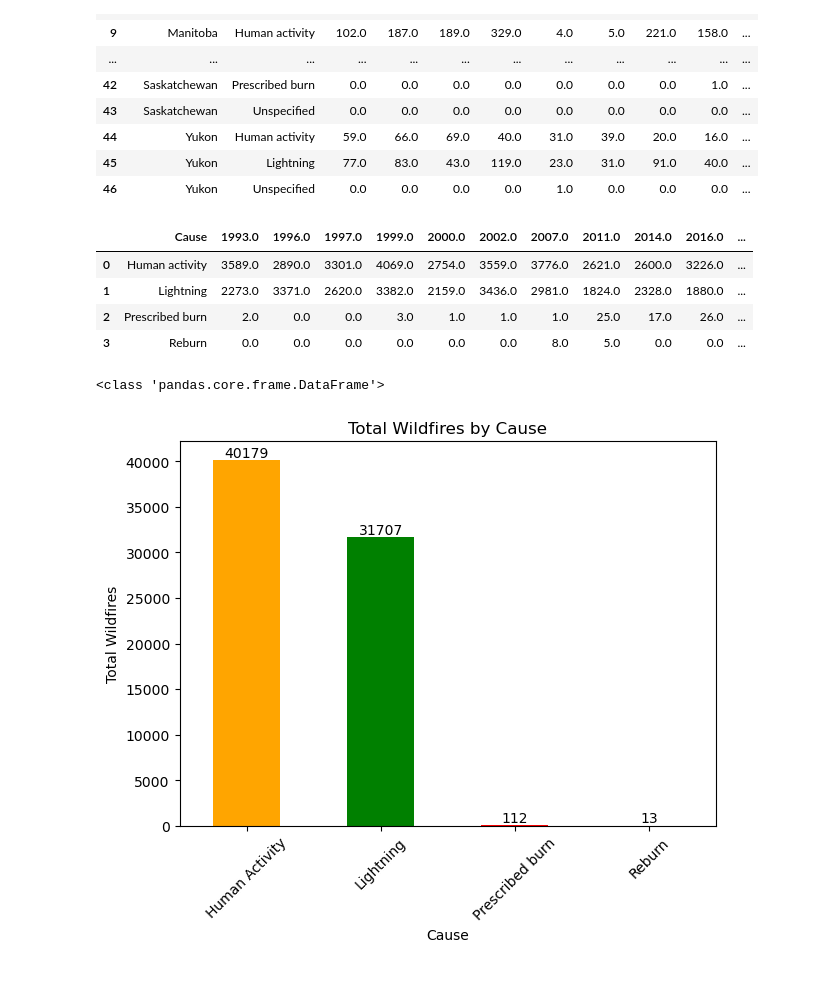
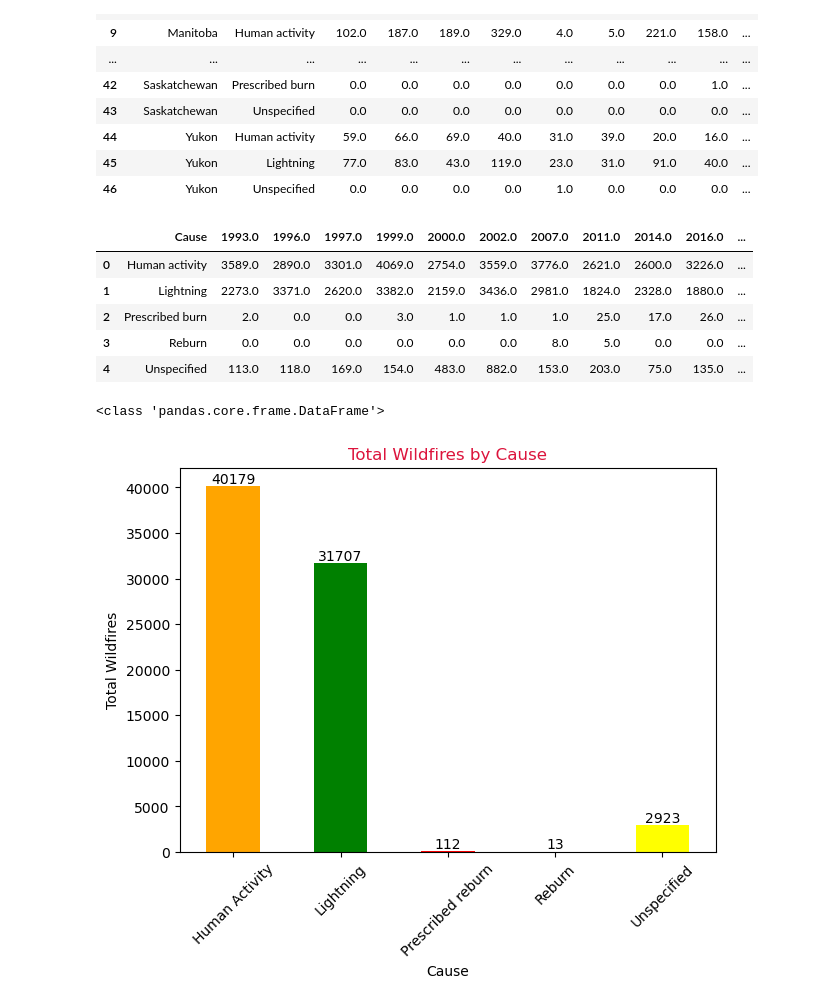
Before and after one commit to JasmineBamba/Group-Project-1-Group-2, a Jupyter notebook: Fires by Cause Class.ipynb, the cells around one changed output. Saved outputs shown, nothing was run; the diff lists cells and outputs as text; code cells hidden in the pictures.

Commit message:
With changes in graphs

```diff
--- a/Fires by Cause Class.ipynb
+++ b/Fires by Cause Class.ipynb
@@ -97,8 +115,7 @@ total_fires_by_jurisdiction
 #Group the data by Cause
 df_grouped = df.groupby('Cause').sum()
 
-#Drop the "Unspecified" row
-df_grouped = df_grouped[df_grouped.index != 'Unspecified']
+
 
 #Reset the index to make 'Month' a regular column
 df_grouped.reset_index(inplace=True)
@@ -110,6 +127,7 @@ df_grouped
 | 1 | Lightning | 2273.0 | 3371.0 | 2620.0 | 3382.0 | 2159.0 | 3436.0 | 2981.0 | 1824.0 | 2328.0 | 1880.0 | ... |
 | 2 | Prescribed burn | 2.0 | 0.0 | 0.0 | 3.0 | 1.0 | 1.0 | 1.0 | 25.0 | 17.0 | 26.0 | ... |
 | 3 | Reburn | 0.0 | 0.0 | 0.0 | 0.0 | 0.0 | 0.0 | 8.0 | 5.0 | 0.0 | 0.0 | ... |
+| 4 | Unspecified | 113.0 | 118.0 | 169.0 | 154.0 | 483.0 | 882.0 | 153.0 | 203.0 | 75.0 | 135.0 | ... |
 # %%
 print(type(df_grouped))
 # %% [output]
@@ -117,29 +135,33 @@ print(type(df_grouped))
 # %%
 # Bar Plot of Total Wildfires by Cause
 
-colors = ['orange', 'green', 'red','purple']
+df_grouped_sorted = df_grouped.sum(axis=1).sort_values(ascending=False)
+colors = ['orange', 'green', 'red','purple', 'yellow']
 
 ax = df_grouped.sum(axis=1).plot(kind='bar', color=colors)
 plt.xlabel('Cause')
 plt.ylabel('Total Wildfires')
-plt.title('Total Wildfires by Cause')
+plt.title('Total Wildfires by Cause', color='crimson')
 plt.xticks(range(len(df_grouped.index)), df_grouped.index, rotation=45)
 plt.tight_layout()
 
 
 #Adding Labels for Cause
-Cause = ["Human Activity", "Lightning", "Prescribed burn", "Reburn"]
+Cause = ["Human Activity", "Lightning", "Prescribed reburn", "Reburn", "Unspecified"]
 tick_locations = range(len(Cause))
 plt.xticks(tick_locations, Cause)
 
 
 # Add data labels above the bars
 for p in ax.patches:
     ax.annotate(str(int(p.get_height())), (p.get_x() + p.get_width() / 2., p.get_height()), ha='center', va='bottom')
 
+# Save the graph as an image file (e.g., PNG format)
+plt.savefig('bar_plot_wildfires.png', dpi=300, bbox_inches='tight')
+
 plt.show()
 # %% [output]
-[figure, old version]
+[figure, new version]
 # %%
 # Summing the values for each cause
 total_wildfires_by_cause = df_grouped.sum(axis=1)
```
Also changed, not shown: parts of 4 cells of this notebook.
